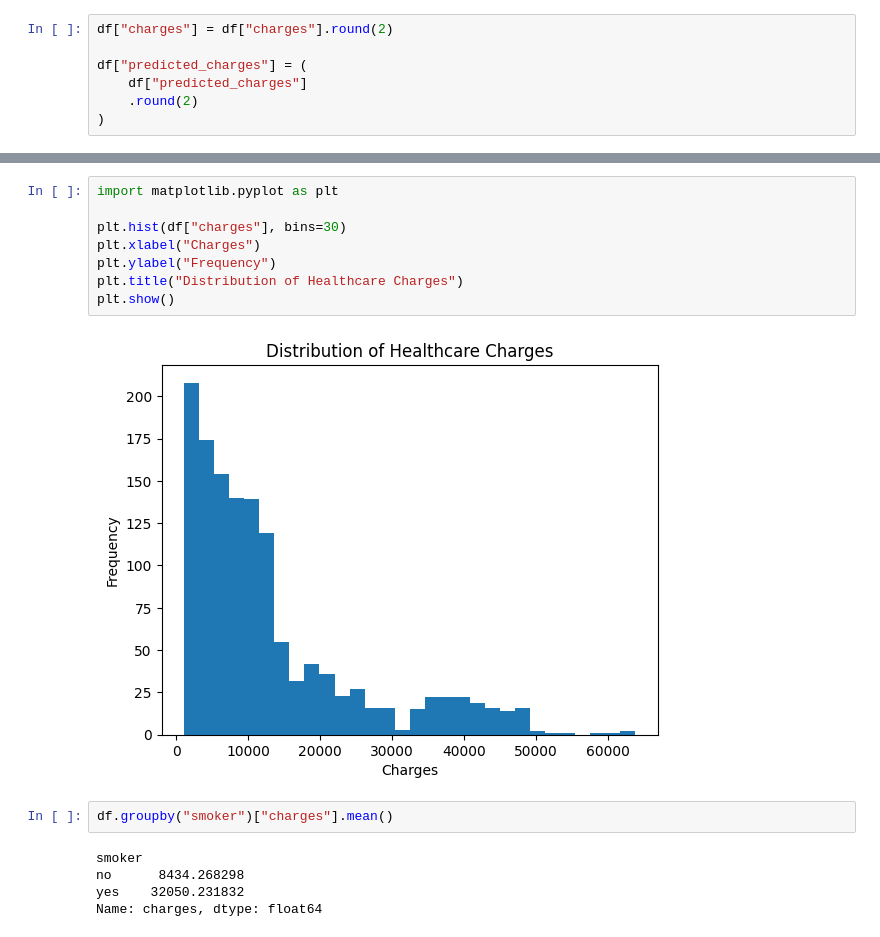
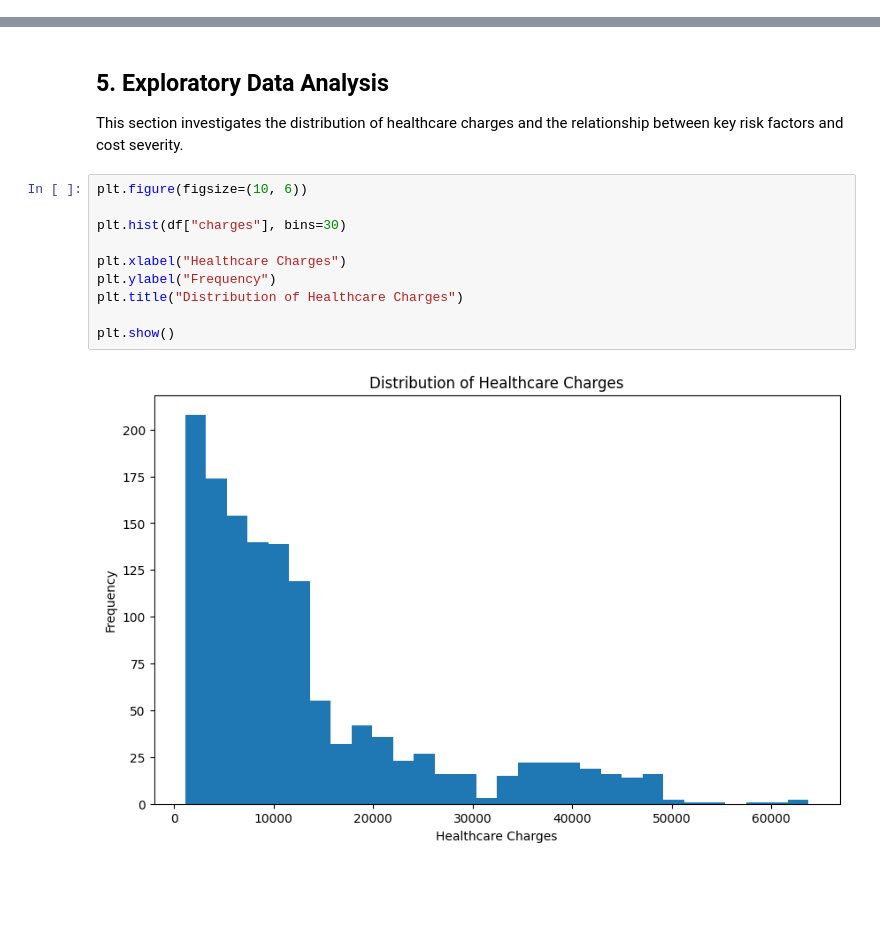
Before and after one commit to zhenjie14/Healthcare-cost-risk-model, a Jupyter notebook: notebooks/eda.ipynb, the cells around one changed output, grey strips where cells are left out. Saved outputs shown, nothing was run; the diff lists cells and outputs as text; blank space fills up the shorter version.

```diff
--- a/notebooks/eda.ipynb
+++ b/notebooks/eda.ipynb
@@ -51,8 +86 @@ charges     0
 dtype: int64
-# %%
-df["charges"] = df["charges"].round(2)
-
-df["predicted_charges"] = (
-    df["predicted_charges"]
-    .round(2)
-)
@@ -59,17 +109,16 @@ df["predicted_charges"] = (
+# %% [markdown]
+## 5. Exploratory Data Analysis
+
+This section investigates the distribution of healthcare charges and the relationship between key risk factors and cost severity.
 # %%
-import matplotlib.pyplot as plt
+plt.figure(figsize=(10, 6))
 
 plt.hist(df["charges"], bins=30)
-plt.xlabel("Charges")
+
+plt.xlabel("Healthcare Charges")
 plt.ylabel("Frequency")
 plt.title("Distribution of Healthcare Charges")
+
 plt.show()
 # %% [output]
-[figure, old version]
+[figure, new version]
-# %%
-df.groupby("smoker")["charges"].mean()
-# %% [output]
-smoker
-no      8434.268298
-yes    32050.231832
-Name: charges, dtype: float64
```
Also changed, not shown: parts of 62 cells of this notebook, 3 other files.
